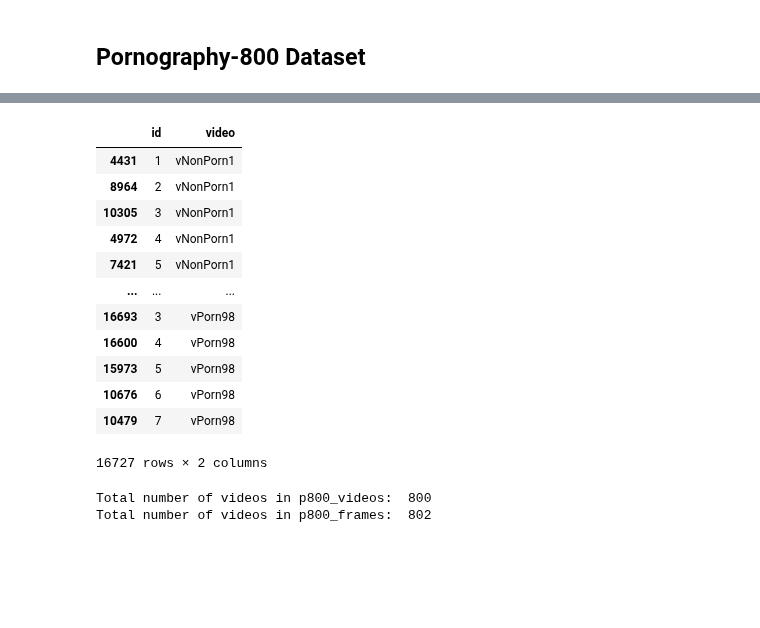
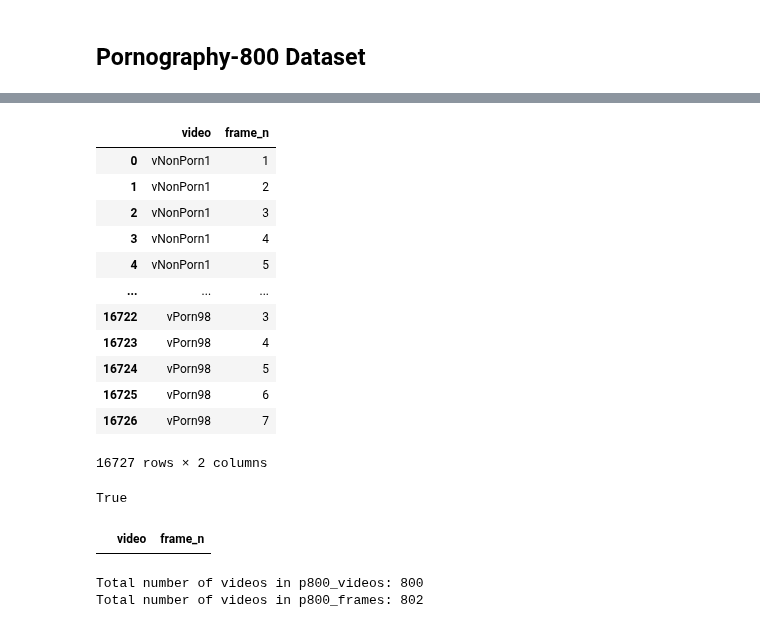
Before and after one commit to margaridav27/end-to-end-framework-pornography-detection, a Jupyter notebook: src/exploratory_data_analysis.ipynb, the cells around one changed output, grey strips where cells are left out. Saved outputs shown, nothing was run; the diff lists cells and outputs as text; code cells hidden in the pictures; blank space fills up the shorter version.

```diff
--- a/src/exploratory_data_analysis.ipynb
+++ b/src/exploratory_data_analysis.ipynb
@@ -41,7 +41,7 @@ p800_videos_dir = f"{PORN_DIR}/Database"
 p800_frames_dir = f"{PORN_DIR}/Frames"
 p800_segments_dir = f"{PORN_DIR}/Segments"
 
-dirs = ["vNonPornDifficulty", "vNonPornEasy", "vPorn"]
+content_types = ["vNonPornEasy", "vNonPornDifficulty", "vPorn"]
 # %%
 p800_videos_data = {
   "fname": [],
@@ -53,21 +53,22 @@ p800_videos_data = {
 }
 
 p800_frames_data = {
-  "id": [],
-  "video": []
+  "video": [],
+  "frame_n": []
 }
 
 p800_segments_data = {
-  "id": [],
   "video": [],
+  "segment_n": [],
   "duration_s": []
 }
 
-for dir in dirs:
-  for video in os.listdir(os.path.join(p800_videos_dir, dir)):
+for type in content_types:
+  # Get whole videos
+  for video in os.listdir(os.path.join(p800_videos_dir, type)):
     if video.startswith("."): continue
 
-    specs = get_video_specs(os.path.join(p800_videos_dir, dir, video))
+    specs = get_video_specs(os.path.join(p800_videos_dir, type, video))
 
     p800_videos_data["fname"].append(specs["fname"])
     p800_videos_data["label"].append(specs["label"])
@@ -76,22 +77,24 @@ for dir in dirs:
     p800_videos_data["frame_height"].append(specs["frame_height"])
     p800_videos_data["duration_s"].append(specs["duration"])
 
-  for frame in os.listdir(os.path.join(p800_frames_dir, dir)):
+  # Get frames and associate them with corresponding video
+  for frame in os.listdir(os.path.join(p800_frames_dir, type)):
     if frame.startswith("."): continue
 
-    frame_video, frame_id = frame.split(".")[0].split("#")
+    frame_video, frame_n = frame.split(".")[0].split("#")
 
-    p800_frames_data["id"].append(int(frame_id))
     p800_frames_data["video"].append(frame_video)
+    p800_frames_data["frame_n"].append(int(frame_n))
 
-  for segment in os.listdir(os.path.join(p800_segments_dir, dir)):
+  # Get segments and associate them with corresponding video
+  for segment in os.listdir(os.path.join(p800_segments_dir, type)):
     if segment.startswith("."): continue
 
-    specs = get_video_specs(os.path.join(p800_segments_dir, dir, segment))
-    segment_video, segment_id = specs["fname"].split("#")
+    specs = get_video_specs(os.path.join(p800_segments_dir, type, segment))
+    segment_video, segment_n = specs["fname"].split("#")
 
-    p800_segments_data["id"].append(int(segment_id))
     p800_segments_data["video"].append(segment_video)
+    p800_segments_data["segment_n"].append(int(segment_n))
     p800_segments_data["duration_s"].append(specs["duration"])
 
 p800_videos = pd.DataFrame(p800_videos_data)
@@ -126,18 +126,28 @@ Are there any duplicate 'fname' values in p800_videos? NO
 # %%
-p800_frames = p800_frames.sort_values(by=["video","id"])
+p800_frames = p800_frames.sort_values(by=["video","frame_n"]).reset_index(drop=True)
 p800_frames
 # %% [output]
-|  | id | video |
-| 4431 | 1 | vNonPorn1 |
-| 8964 | 2 | vNonPorn1 |
-| 10305 | 3 | vNonPorn1 |
-| 4972 | 4 | vNonPorn1 |
-| 7421 | 5 | vNonPorn1 |
+|  | video | frame_n |
+| 0 | vNonPorn1 | 1 |
+| 1 | vNonPorn1 | 2 |
+| 2 | vNonPorn1 | 3 |
+| 3 | vNonPorn1 | 4 |
+| 4 | vNonPorn1 | 5 |
 | ... | ... | ... |
-| 16693 | 3 | vPorn98 |
-| 16600 | 4 | vPorn98 |
-| 15973 | 5 | vPorn98 |
-| 10676 | 6 | vPorn98 |
-| 10479 | 7 | vPorn98 |
+| 16722 | vPorn98 | 3 |
+| 16723 | vPorn98 | 4 |
+| 16724 | vPorn98 | 5 |
+| 16725 | vPorn98 | 6 |
+| 16726 | vPorn98 | 7 |
 16727 rows × 2 columns
+# %%
+# Check for duplicate 'fname' values - True (no dups), False (dups)
+p800_videos["fname"].is_unique
+# %% [output]
+True
+# %%
+# Check for duplicate 'segment_n' values (empty df - no dups)
+p800_frames[p800_frames.duplicated()]
+# %% [output]
+|  | video | frame_n |
 # %%
```
Also changed, not shown: parts of 19 cells of this notebook.
